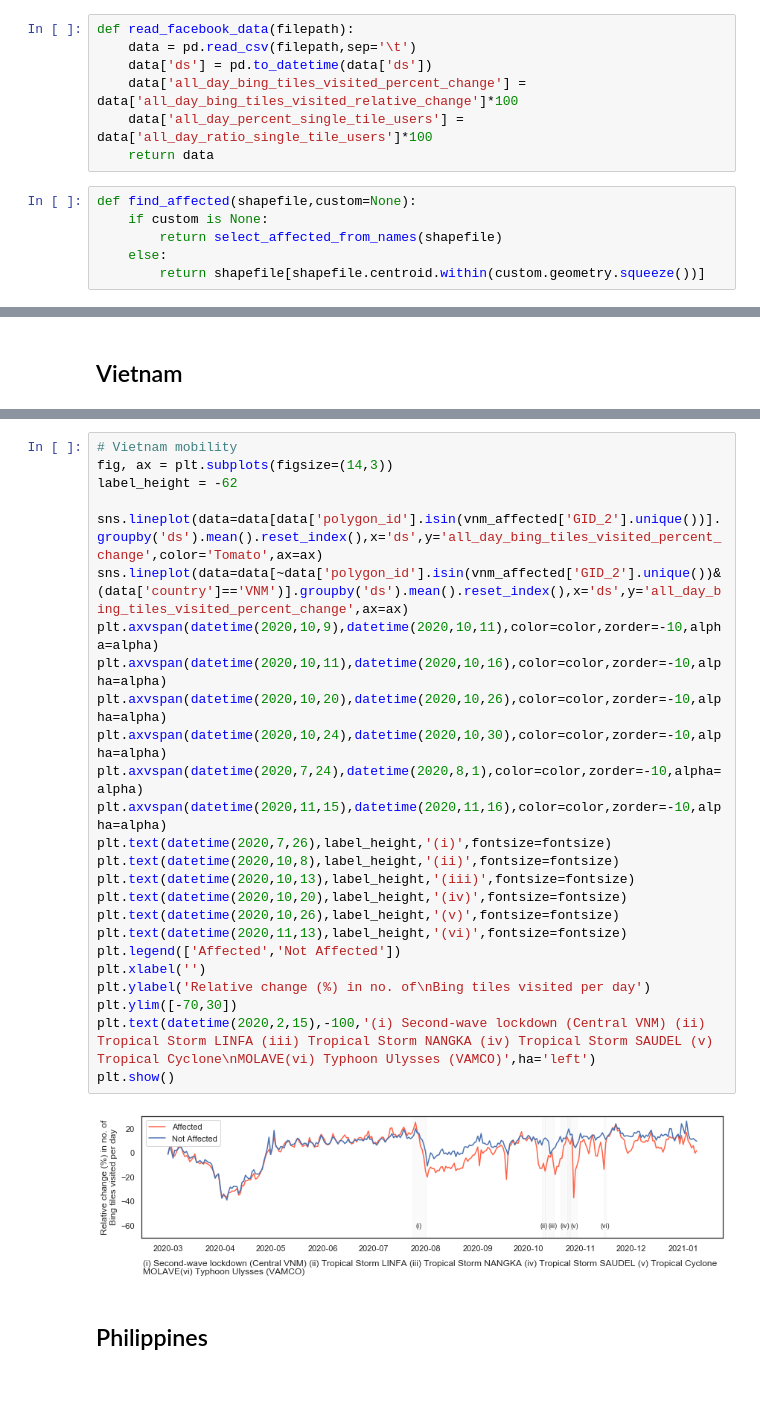
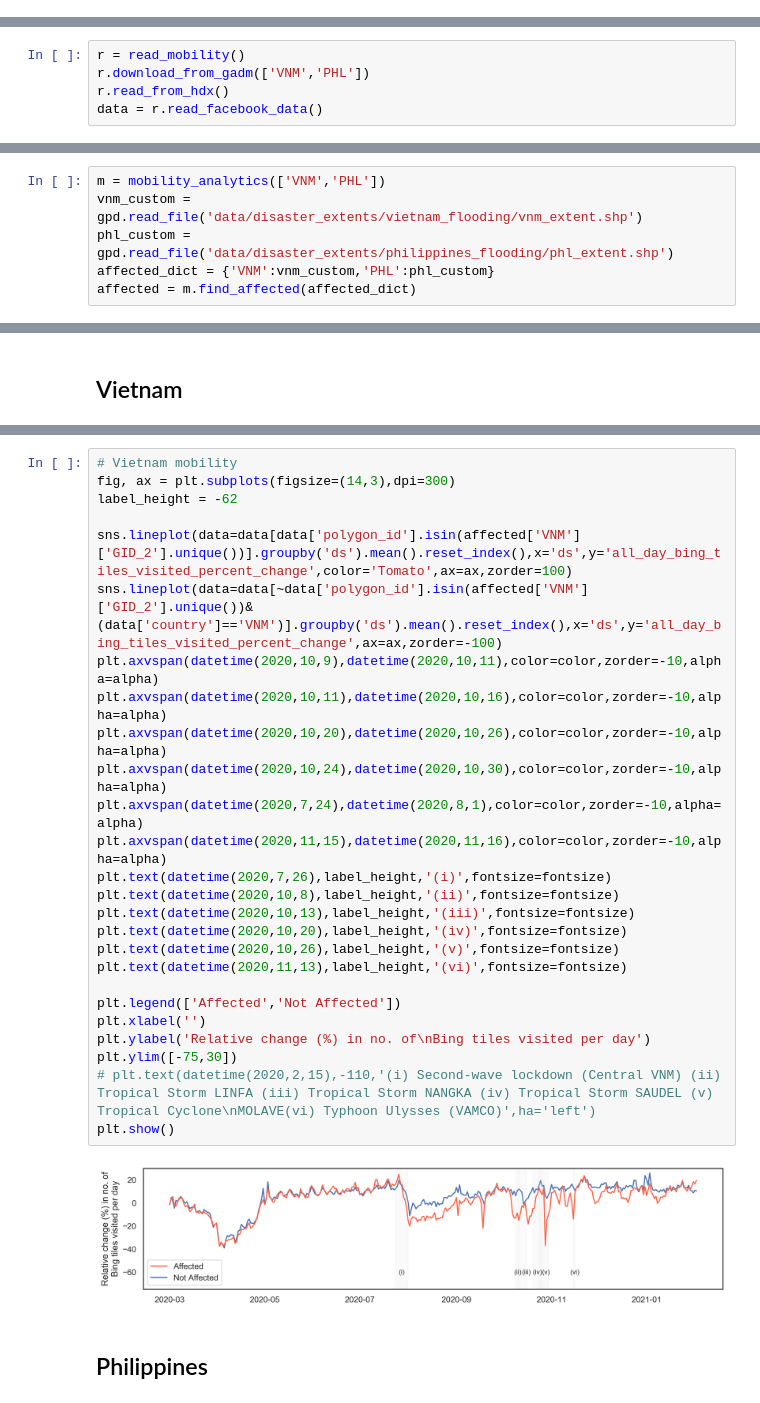
Before and after one commit to mahamfkhan/mobility_analytics_natural_disasters, a Jupyter notebook: mobility_analytics_natural_disasters.ipynb, the cells around one changed output, grey strips where cells are left out. Drawn from its saved outputs; the diff is of its cells as text.

```diff
--- a/mobility_analytics_natural_disasters.ipynb
+++ b/mobility_analytics_natural_disasters.ipynb
@@ -53,13 +37,0 @@ def unzip(filepath):
-# %%
-def read_facebook_data(filepath):
-    data = pd.read_csv(filepath,sep='\t')
-    data['ds'] = pd.to_datetime(data['ds'])
-    data['all_day_bing_tiles_visited_percent_change'] = data['all_day_bing_tiles_visited_relative_change']*100
-    data['all_day_percent_single_tile_users'] = data['all_day_ratio_single_tile_users']*100
-    return data
-# %%
-def find_affected(shapefile,custom=None):
-    if custom is None:
-        return select_affected_from_names(shapefile)
-    else:
-        return shapefile[shapefile.centroid.within(custom.geometry.squeeze())]
@@ -153,0 +173,5 @@ phl_affected = find_affected(gadm_phl,phl_custom)
+# %%
+r = read_mobility()
+r.download_from_gadm(['VNM','PHL'])
+r.read_from_hdx()
+data = r.read_facebook_data()
@@ -153,0 +185,6 @@ phl_affected = find_affected(gadm_phl,phl_custom)
+# %%
+m = mobility_analytics(['VNM','PHL'])
+vnm_custom = gpd.read_file('data/disaster_extents/vietnam_flooding/vnm_extent.shp')
+phl_custom = gpd.read_file('data/disaster_extents/philippines_flooding/phl_extent.shp')
+affected_dict = {'VNM':vnm_custom,'PHL':phl_custom}
+affected = m.find_affected(affected_dict)
@@ -188,30 +272,31 @@ plt.show()
 # %%
 # Vietnam mobility
-fig, ax = plt.subplots(figsize=(14,3))
+fig, ax = plt.subplots(figsize=(14,3),dpi=300)
 label_height = -62
 
-sns.lineplot(data=data[data['polygon_id'].isin(vnm_affected['GID_2'].unique())].groupby('ds').mean().reset_index(),x='ds',y='all_day_bing_tiles_visited_percent_change',color='Tomato',ax=ax)
-sns.lineplot(data=data[~data['polygon_id'].isin(vnm_affected['GID_2'].unique())&(data['country']=='VNM')].groupby('ds').mean().reset_index(),x='ds',y='all_day_bing_tiles_visited_percent_change',ax=ax)
+sns.lineplot(data=data[data['polygon_id'].isin(affected['VNM']['GID_2'].unique())].groupby('ds').mean().reset_index(),x='ds',y='all_day_bing_tiles_visited_percent_change',color='Tomato',ax=ax,zorder=100)
+sns.lineplot(data=data[~data['polygon_id'].isin(affected['VNM']['GID_2'].unique())&(data['country']=='VNM')].groupby('ds').mean().reset_index(),x='ds',y='all_day_bing_tiles_visited_percent_change',ax=ax,zorder=-100)
 plt.axvspan(datetime(2020,10,9),datetime(2020,10,11),color=color,zorder=-10,alpha=alpha)
 plt.axvspan(datetime(2020,10,11),datetime(2020,10,16),color=color,zorder=-10,alpha=alpha)
 plt.axvspan(datetime(2020,10,20),datetime(2020,10,26),color=color,zorder=-10,alpha=alpha)
 plt.axvspan(datetime(2020,10,24),datetime(2020,10,30),color=color,zorder=-10,alpha=alpha)
 plt.axvspan(datetime(2020,7,24),datetime(2020,8,1),color=color,zorder=-10,alpha=alpha)
 plt.axvspan(datetime(2020,11,15),datetime(2020,11,16),color=color,zorder=-10,alpha=alpha)
 plt.text(datetime(2020,7,26),label_height,'(i)',fontsize=fontsize)
 plt.text(datetime(2020,10,8),label_height,'(ii)',fontsize=fontsize)
 plt.text(datetime(2020,10,13),label_height,'(iii)',fontsize=fontsize)
 plt.text(datetime(2020,10,20),label_height,'(iv)',fontsize=fontsize)
 plt.text(datetime(2020,10,26),label_height,'(v)',fontsize=fontsize)
 plt.text(datetime(2020,11,13),label_height,'(vi)',fontsize=fontsize)
+
 plt.legend(['Affected','Not Affected'])
 plt.xlabel('')
 plt.ylabel('Relative change (%) in no. of\nBing tiles visited per day')
-plt.ylim([-70,30])
-plt.text(datetime(2020,2,15),-100,'(i) Second-wave lockdown (Central VNM) (ii) Tropical Storm LINFA (iii) Tropical Storm NANGKA (iv) Tropical Storm SAUDEL (v) Tropical Cyclone\nMOLAVE(vi) Typhoon Ulysses (VAMCO)',ha='left')
+plt.ylim([-75,30])
+# plt.text(datetime(2020,2,15),-110,'(i) Second-wave lockdown (Central VNM) (ii) Tropical Storm LINFA (iii) Tropical Storm NANGKA (iv) Tropical Storm SAUDEL (v) Tropical Cyclone\nMOLAVE(vi) Typhoon Ulysses (VAMCO)',ha='left')
 plt.show()
 # %% [output]
-[figure, old version]
+[figure, new version]
 # %% [markdown]
 ## Philippines
 # %%
```
Also changed, not shown: parts of 29 cells of this notebook, 1 other file.
